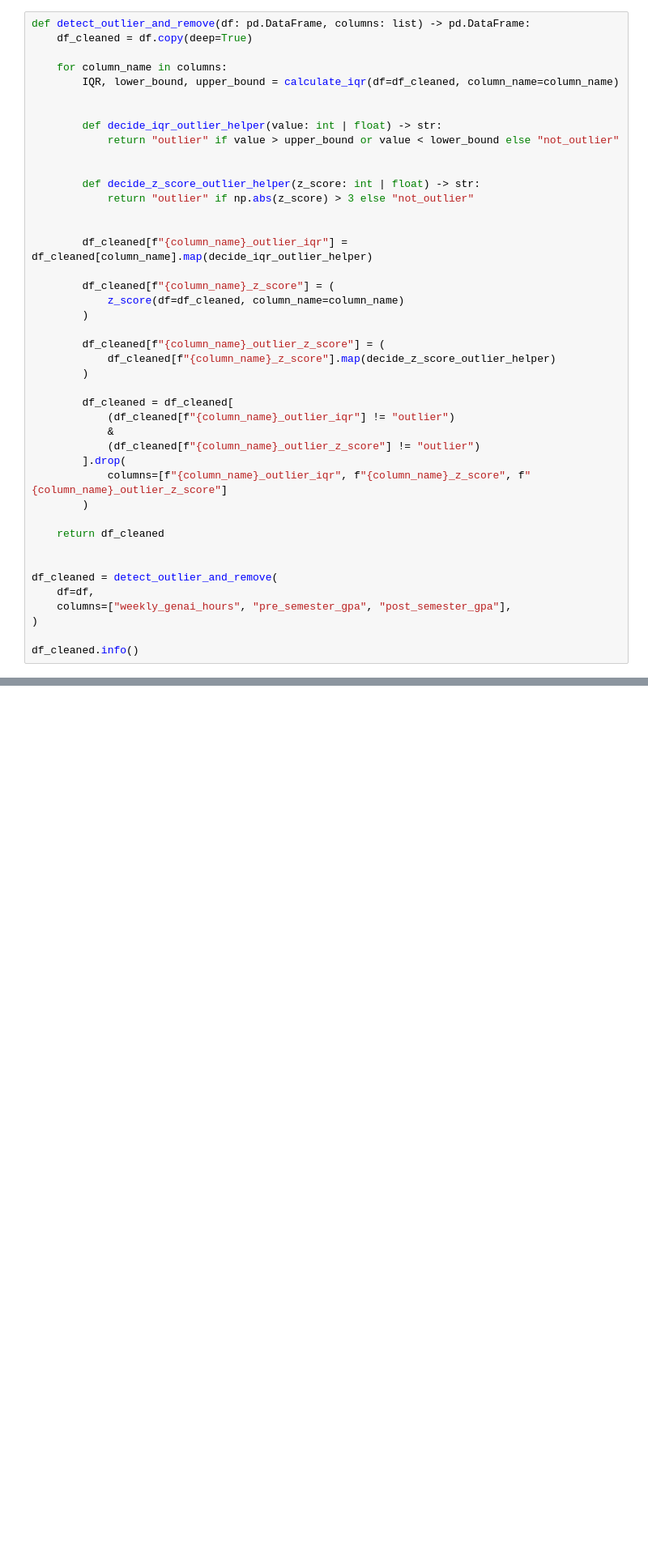
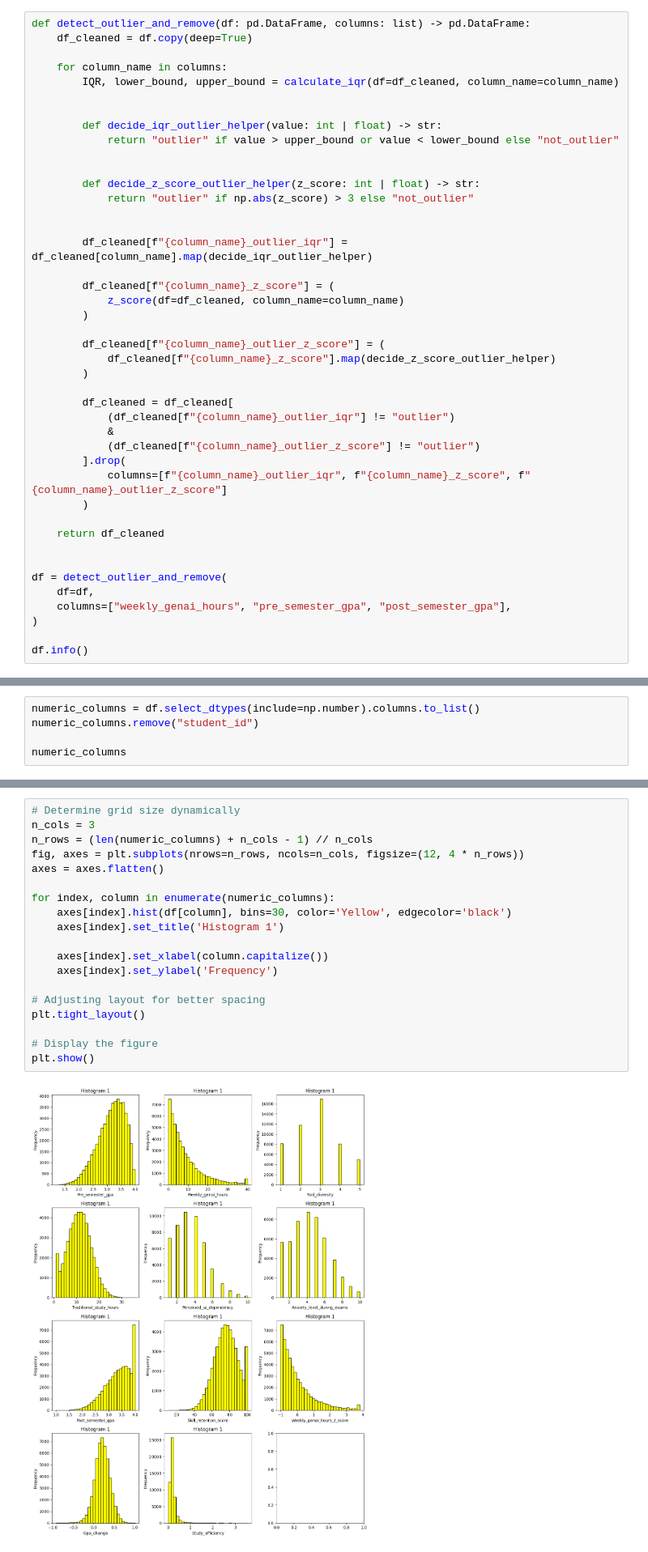
Before and after one commit to smartestnerdfromtown/Data-Science-Projects, a Jupyter notebook: Impact of AI on Students/analysis.ipynb, the cells around one changed output, grey strips where cells are left out. Shown at 81% size. Drawn from its saved outputs; the diff is of its cells as text; blank space fills up the shorter version.

```diff
--- a/Impact of AI on Students/analysis.ipynb
+++ b/Impact of AI on Students/analysis.ipynb
@@ -161,12 +163,12 @@ def detect_outlier_and_remove(df: pd.DataFrame, columns: list) -> pd.DataFrame:
     return df_cleaned
 
 
-df_cleaned = detect_outlier_and_remove(
+df = detect_outlier_and_remove(
     df=df,
     columns=["weekly_genai_hours", "pre_semester_gpa", "post_semester_gpa"],
 )
 
-df_cleaned.info()
+df.info()
 # %% [output]
 <class 'pandas.DataFrame'>
 Index: 46966 entries, 0 to 49999
@@ -187,3 +189,8 @@ dtypes: bool(1), float64(5), int64(4), str(6)
 memory usage: 5.8 MB
 # %% [markdown]
 ### Distribution skewness for all numeric columns
+# %%
+numeric_columns = df.select_dtypes(include=np.number).columns.to_list()
+numeric_columns.remove("student_id")
+
+numeric_columns
@@ -190,3 +209,24 @@ memory usage: 5.8 MB
+# %%
+# Determine grid size dynamically
+n_cols = 3
+n_rows = (len(numeric_columns) + n_cols - 1) // n_cols
+fig, axes = plt.subplots(nrows=n_rows, ncols=n_cols, figsize=(12, 4 * n_rows))
+axes = axes.flatten()
+
+for index, column in enumerate(numeric_columns):
+    axes[index].hist(df[column], bins=30, color='Yellow', edgecolor='black')
+    axes[index].set_title('Histogram 1')
+
+    axes[index].set_xlabel(column.capitalize())
+    axes[index].set_ylabel('Frequency')
+
+# Adjusting layout for better spacing
+plt.tight_layout()
+
+# Display the figure
+plt.show()
+# %% [output]
+[figure, added]
 # %% [markdown]
 ### Feature Engineering – The "Delta" Effect
 # %%
```
Also changed, not shown: parts of 2 cells of this notebook.
